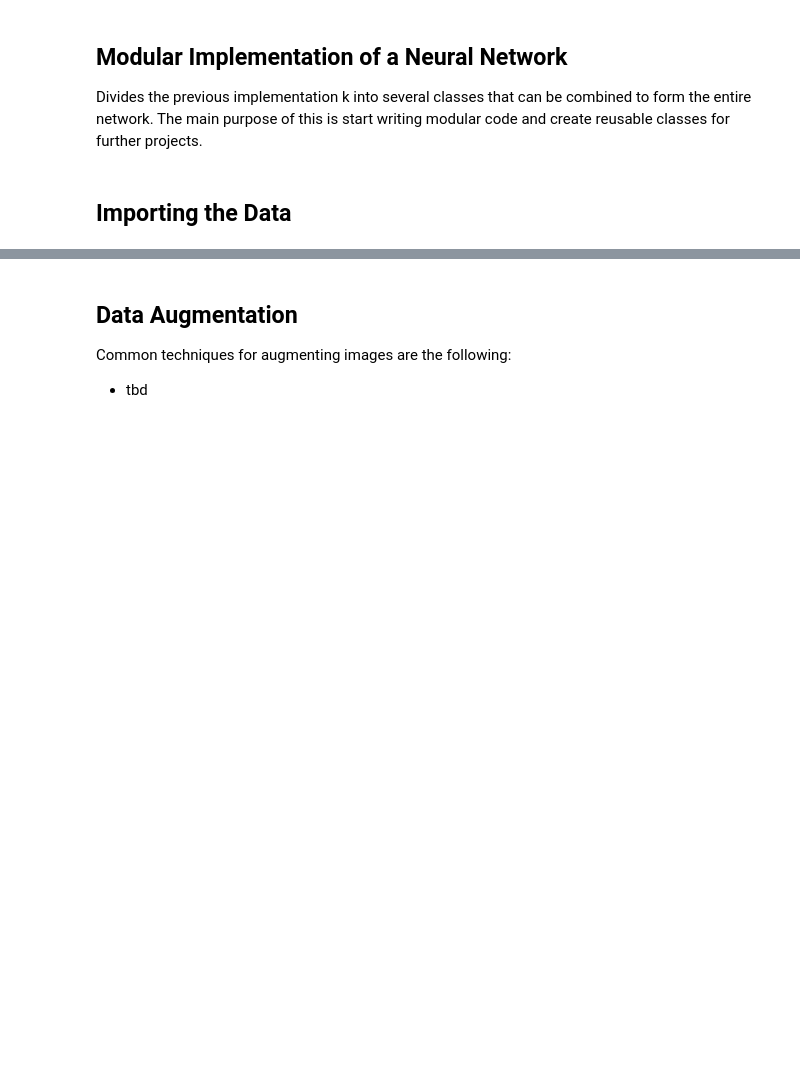
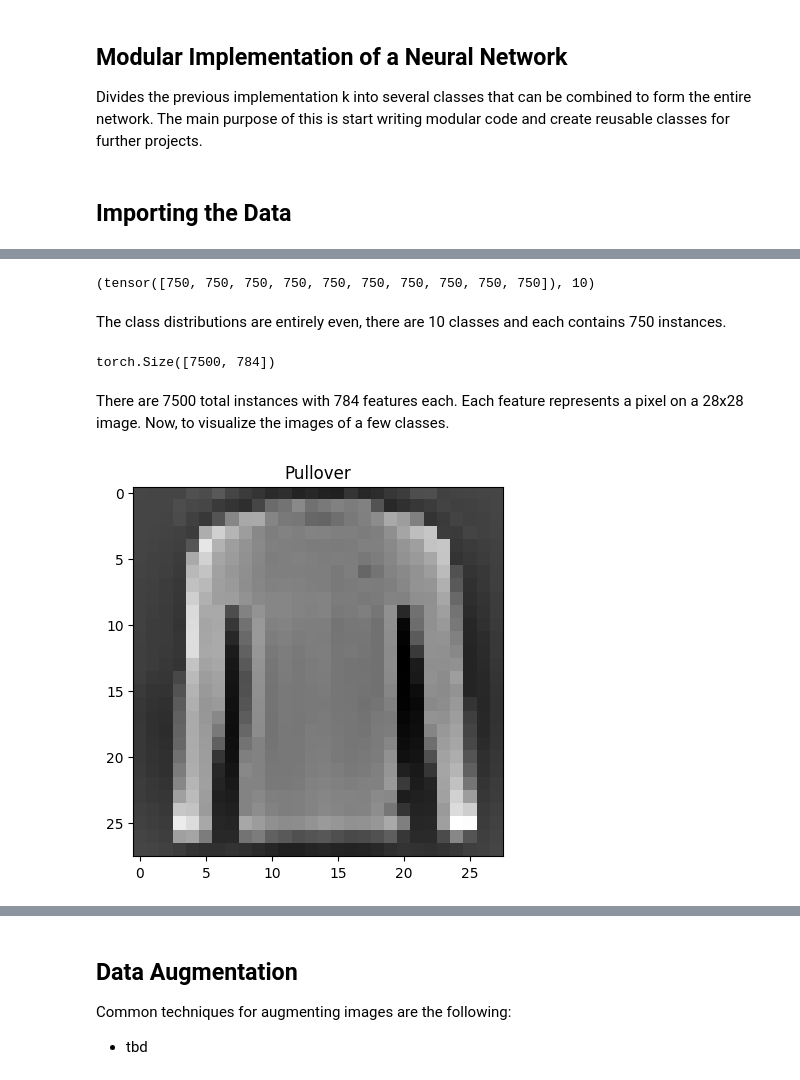
Before and after one commit to alexandergigliottipetruska/AI_projects, a Jupyter notebook: deep_learning/neural_network/5_neural_network_fashion_mnist.ipynb, the cells around one changed output, grey strips where cells are left out. Cells and saved outputs as stored; diff of their text form; code cells hidden in the pictures; blank space fills up the shorter version.

```diff
--- a/deep_learning/neural_network/5_neural_network_fashion_mnist.ipynb
+++ b/deep_learning/neural_network/5_neural_network_fashion_mnist.ipynb
@@ -233,0 +344,6 @@ Divides the previous implementation k into several classes that can be combined
+# %%
+# Drop redundant index columns
+X_train = X_train.drop("index", axis=1)
+X_val = X_val.drop("index", axis=1)
+y_train = y_train.drop("index", axis=1)
+y_val = y_val.drop("index", axis=1)
@@ -233,0 +354,6 @@ Divides the previous implementation k into several classes that can be combined
+# %%
+from sklearn.preprocessing import StandardScaler
+standard_scaler = StandardScaler()
+X_train_scale = standard_scaler.fit_transform(X_train)
+X_val_scale = standard_scaler.transform(X_val)
+X_test_scale = standard_scaler.transform(X_test)
@@ -233,0 +362,6 @@ Divides the previous implementation k into several classes that can be combined
+# %%
+# Create Tensor Datasets
+from torch.utils.data import TensorDataset, DataLoader
+train_dataset = TensorDataset(torch.tensor(X_train_scale, dtype=torch.float32), torch.tensor(y_train.values, dtype=torch.long))
+val_dataset = TensorDataset(torch.tensor(X_val_scale, dtype=torch.float32), torch.tensor(y_val.values, dtype=torch.long))
+test_dataset = TensorDataset(torch.tensor(X_test_scale, dtype=torch.float32), torch.tensor(y_test.values, dtype=torch.long))
@@ -233,0 +377,20 @@ Divides the previous implementation k into several classes that can be combined
+# %%
+torch.bincount(train_dataset.tensors[1].squeeze()), len(torch.bincount(train_dataset.tensors[1].squeeze()))
+# %% [output]
+(tensor([750, 750, 750, 750, 750, 750, 750, 750, 750, 750]), 10)
+# %% [markdown]
+The class distributions are entirely even, there are 10 classes and each contains 750 instances.
+# %%
+train_dataset.tensors[0].shape
+# %% [output]
+torch.Size([7500, 784])
+# %% [markdown]
+There are 7500 total instances with 784 features each. Each feature represents a pixel on a 28x28 image. Now, to visualize the images of a few classes.
+# %%
+images = train_dataset.tensors[0].reshape(7500, 28, 28)
+# %%
+plt.imshow(images[y_train[y_train["label"]==2].index[4], :, :], cmap="grey")
+plt.title("Pullover")
+plt.show()
+# %% [output]
+[figure, added]
```
Also changed, not shown: parts of 30 cells of this notebook.
